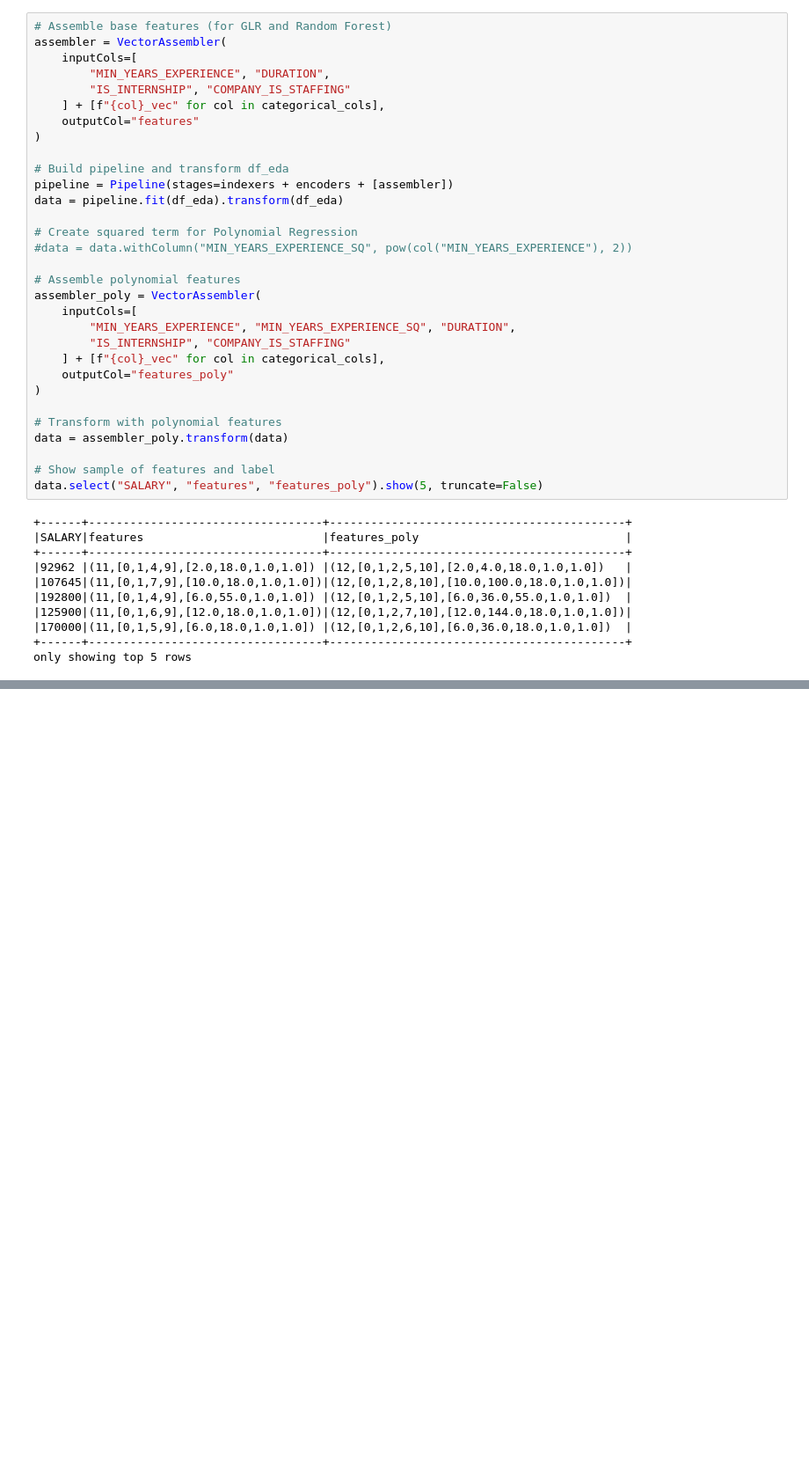
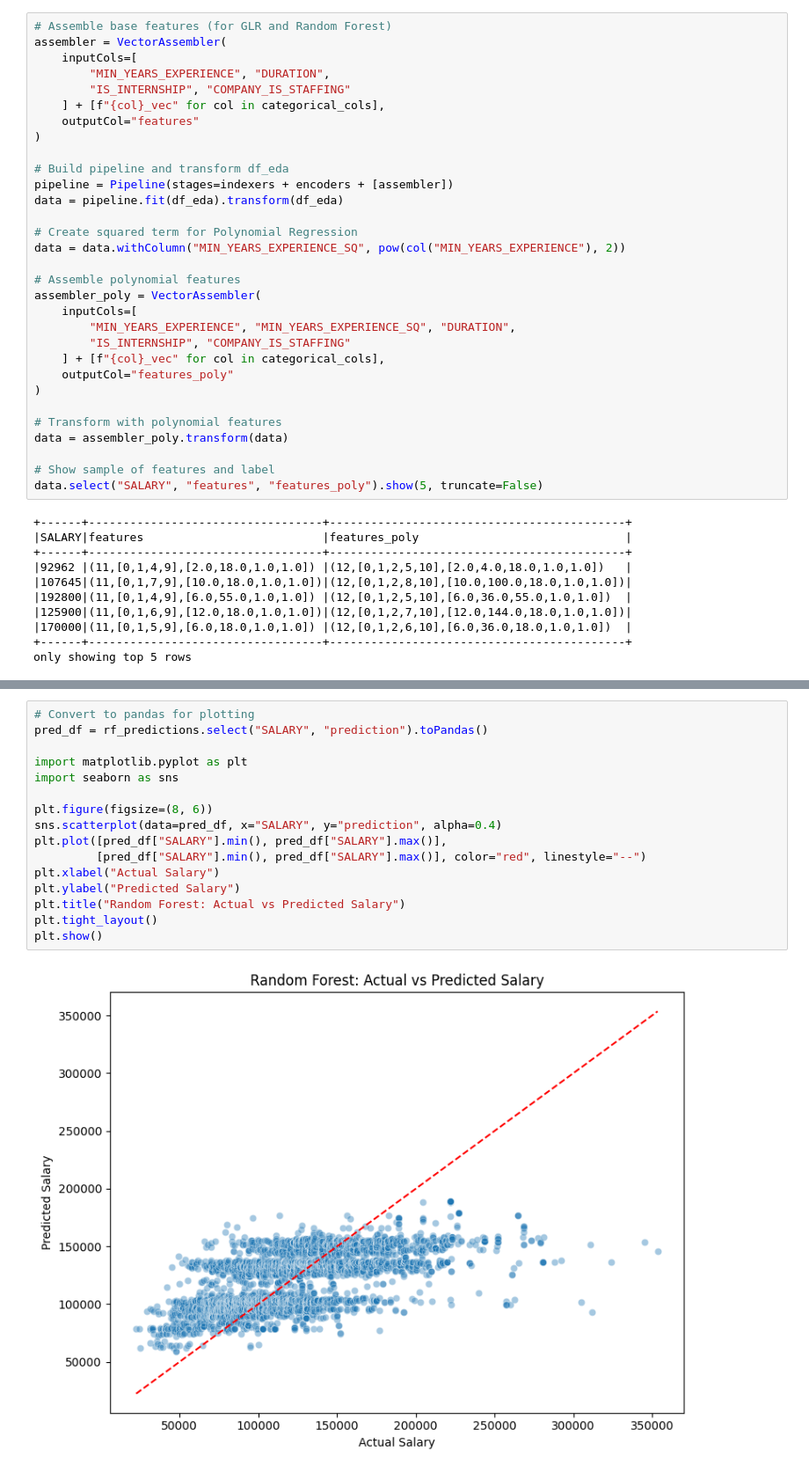
Before and after one commit to met-ad-688/assignment-04-leoliu36, a Jupyter notebook: assignment04-leoliu36.ipynb, the cells around one changed output, grey strips where cells are left out. Shown at 88% size. Drawn from its saved outputs; the diff is of its cells as text; blank space fills up the shorter version.

```diff
--- a/assignment04-leoliu36.ipynb
+++ b/assignment04-leoliu36.ipynb
@@ -401,7 +425,7 @@ pipeline = Pipeline(stages=indexers + encoders + [assembler])
 data = pipeline.fit(df_eda).transform(df_eda)
 
 # Create squared term for Polynomial Regression
-#data = data.withColumn("MIN_YEARS_EXPERIENCE_SQ", pow(col("MIN_YEARS_EXPERIENCE"), 2))
+data = data.withColumn("MIN_YEARS_EXPERIENCE_SQ", pow(col("MIN_YEARS_EXPERIENCE"), 2))
 
 # Assemble polynomial features
 assembler_poly = VectorAssembler(
@@ -574,0 +788,18 @@ Length of pvals: 12
+# %%
+# Convert to pandas for plotting
+pred_df = rf_predictions.select("SALARY", "prediction").toPandas()
+
+import matplotlib.pyplot as plt
+import seaborn as sns
+
+plt.figure(figsize=(8, 6))
+sns.scatterplot(data=pred_df, x="SALARY", y="prediction", alpha=0.4)
+plt.plot([pred_df["SALARY"].min(), pred_df["SALARY"].max()],
+         [pred_df["SALARY"].min(), pred_df["SALARY"].max()], color="red", linestyle="--")
+plt.xlabel("Actual Salary")
+plt.ylabel("Predicted Salary")
+plt.title("Random Forest: Actual vs Predicted Salary")
+plt.tight_layout()
+plt.show()
+# %% [output]
+[figure, added]
```
Also changed, not shown: parts of 12 cells of this notebook, 1 other file.
